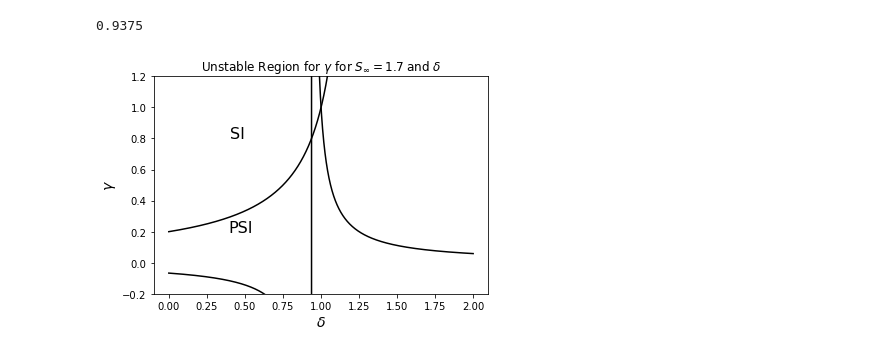
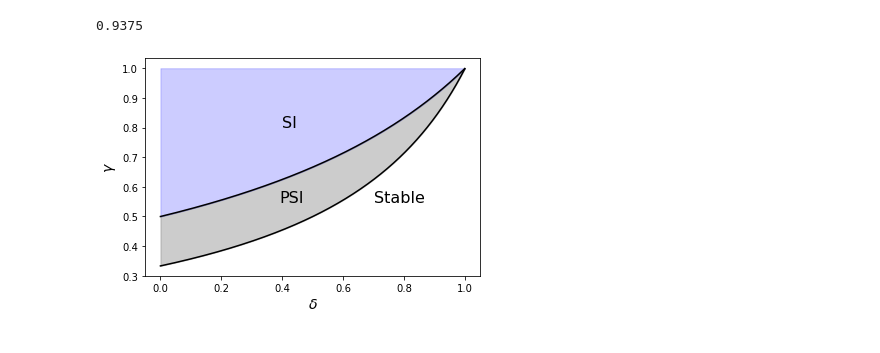
Before and after one commit to loganpknudsen/BottomBoundaryLayer, a Jupyter notebook: stability_regions.ipynb, the cells around one changed output. Saved outputs shown, nothing was run; the diff lists cells and outputs as text; code cells hidden in the pictures.

```diff
--- a/stability_regions.ipynb
+++ b/stability_regions.ipynb
@@ -55,29 +55,29 @@ plt.show()
 # %% [output]
 [figure]
 # %%
-delta = np.arange(0,2,0.001)
-Sfix = 2 #np.sqrt(3.1)#np.arange(0,3,0.003) #np.sqrt(3)#(1e-5/5)**(0.5)*(5*10**(-3))*1e4
+delta = np.arange(0,1,0.001)
+Sfix = 1 #np.sqrt(3.1)#np.arange(0,3,0.003) #np.sqrt(3)#(1e-5/5)**(0.5)*(5*10**(-3))*1e4
 gd2 = gamma_lower_limit(Sfix,delta)
 # %%
 0.75*(1+(2)**(-2))
 # %% [output]
 0.9375
 # %%
-# plt.fill_between(delta,gd2,gamma_upper_limit(Sfix,delta),color="k",alpha=0.2)
-# plt.fill_between(delta,gamma_upper_limit(Sfix,delta),1,color="b",alpha=0.2)
+plt.fill_between(delta,gd2,gamma_upper_limit(Sfix,delta),color="k",alpha=0.2)
+plt.fill_between(delta,gamma_upper_limit(Sfix,delta),1,color="b",alpha=0.2)
 plt.plot(delta,gd2,c="k")
 plt.plot(delta,gamma_upper_limit(Sfix,delta),c="k")
 # plt.hlines(gamma_upper_limit_no_delta(Sfix),xmin=0,xmax=1,color="b",alpha=0.2)
 # plt.hlines(gamma_lower_limit_no_delta(Sfix),xmin=0,xmax=1,color="b",alpha=0.2)
 
 plt.ylabel(r"$\gamma$",fontsize=14)
 plt.xlabel(r"$\delta$",fontsize=14)
 plt.text(0.4,0.8,"SI",fontsize=16)
-plt.text(0.39,0.2,"PSI",fontsize=16)
-# plt.text(0.7,0.45,"Stable",fontsize=16)
-plt.ylim([-0.2,1.2])
-plt.title(r"Unstable Region for $\gamma$ for $S_\infty=1.7$ and $\delta$")
+plt.text(0.39,0.55,"PSI",fontsize=16)
+plt.text(0.7,0.55,"Stable",fontsize=16)
+# plt.ylim([0,1.02])
+# plt.title(r"Unstable Region for $\gamma$ for $S_\infty=1$ and $\delta$")
 plt.savefig("Stability_Diagram_S_inf_1.jpeg")
 plt.show()
 # %% [output]
-[figure, old version]
+[figure, new version]
```
Also changed, not shown: parts of 1 cell of this notebook, 2 other files.
